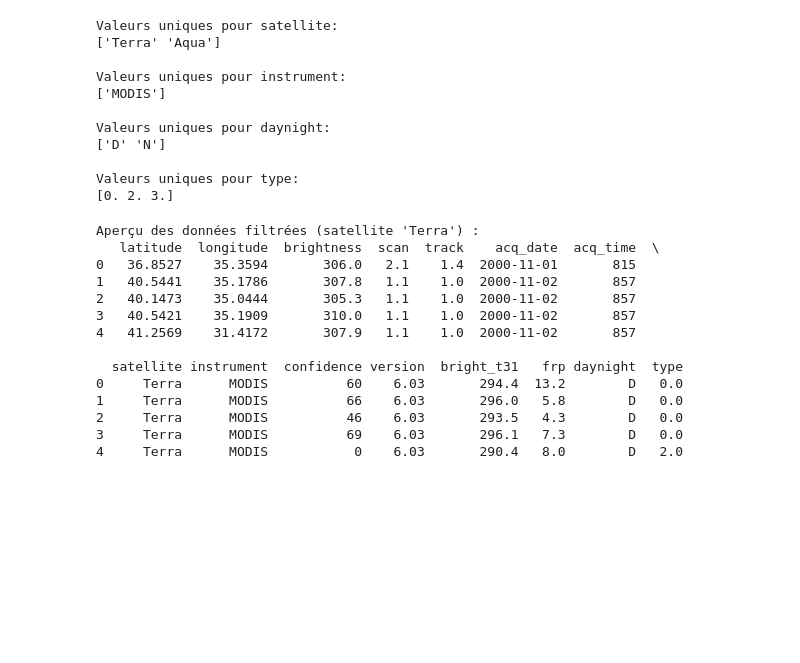
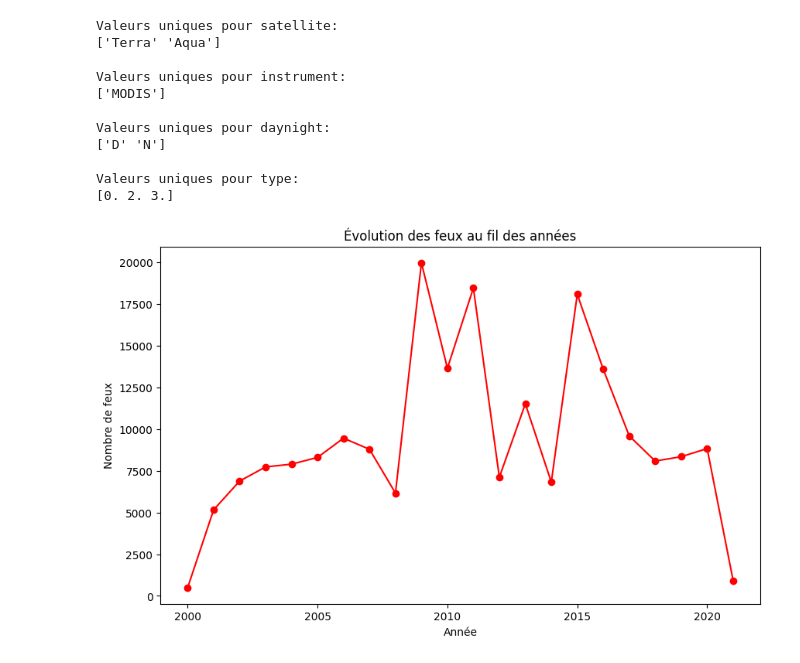
Before and after one commit to Amaurux/ProjetPython, a Jupyter notebook: Python/InitClean.ipynb, the cells around one changed output. Cells and saved outputs as stored; diff of their text form; code cells hidden in the pictures; blank space fills up the shorter version.

Commit message:
Add fire throughout the years

```diff
--- a/Python/InitClean.ipynb
+++ b/Python/InitClean.ipynb
@@ -126,25 +126,3 @@ Valeurs uniques pour daynight:
 
 Valeurs uniques pour type:
 [0. 2. 3.]
-# %%
-# 6. Filtrage des données (exemple : filtrer les données pour le satellite 'Terra')
-df_filtered = df_cleaned[df_cleaned['satellite'] == 'Terra']
-
-# Afficher les premières lignes du DataFrame filtré
-print("\nAperçu des données filtrées (satellite 'Terra') :")
-print(df_filtered.head())
-# %% [output]
-Aperçu des données filtrées (satellite 'Terra') :
-   latitude  longitude  brightness  scan  track    acq_date  acq_time  \
-0   36.8527    35.3594       306.0   2.1    1.4  2000-11-01       815
-1   40.5441    35.1786       307.8   1.1    1.0  2000-11-02       857
-2   40.1473    35.0444       305.3   1.1    1.0  2000-11-02       857
-3   40.5421    35.1909       310.0   1.1    1.0  2000-11-02       857
-4   41.2569    31.4172       307.9   1.1    1.0  2000-11-02       857
-
-  satellite instrument  confidence version  bright_t31   frp daynight  type
-0     Terra      MODIS          60    6.03       294.4  13.2        D   0.0
-1     Terra      MODIS          66    6.03       296.0   5.8        D   0.0
-2     Terra      MODIS          46    6.03       293.5   4.3        D   0.0
-3     Terra      MODIS          69    6.03       296.1   7.3        D   0.0
-4     Terra      MODIS           0    6.03       290.4   8.0        D   2.0
@@ -153,0 +129,14 @@ df_filtered.to_csv('filtered_data.csv', index=False)
+# %%
+# 6. Évolution des feux au fil des années
+# Extraire l'année de la colonne 'acq_date'
+df_cleaned['year'] = pd.to_datetime(df_cleaned['acq_date']).dt.year
+# %%
+# Afficher un graphique de l'évolution des feux au fil des années
+plt.figure(figsize=(10, 6))
+df_cleaned.groupby('year').size().plot(kind='line', marker='o', color='red')
+plt.title('Évolution des feux au fil des années')
+plt.xlabel('Année')
+plt.ylabel('Nombre de feux')
+plt.show()
+# %% [output]
+[figure, added]
```
Also changed, not shown: parts of 1 cell of this notebook.
